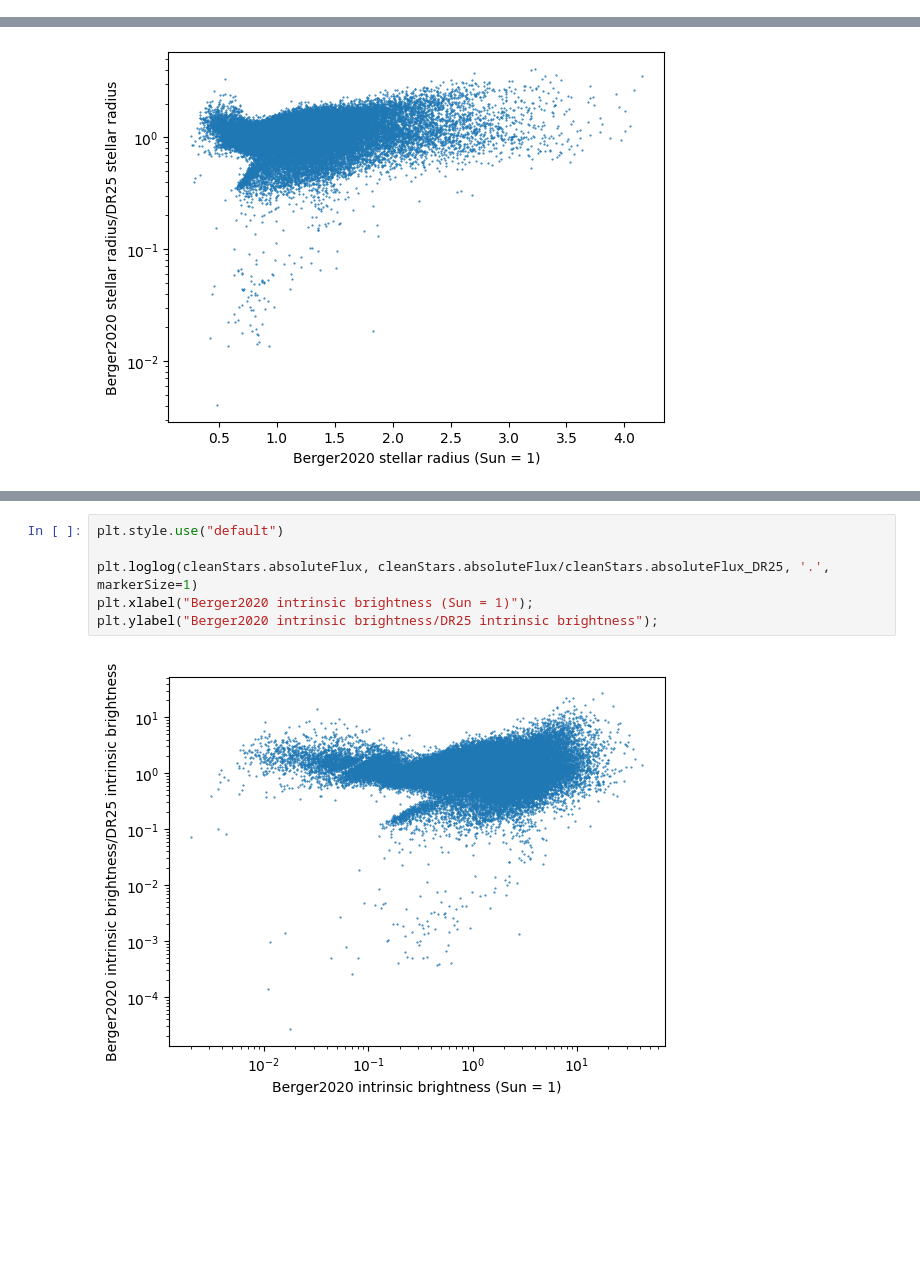
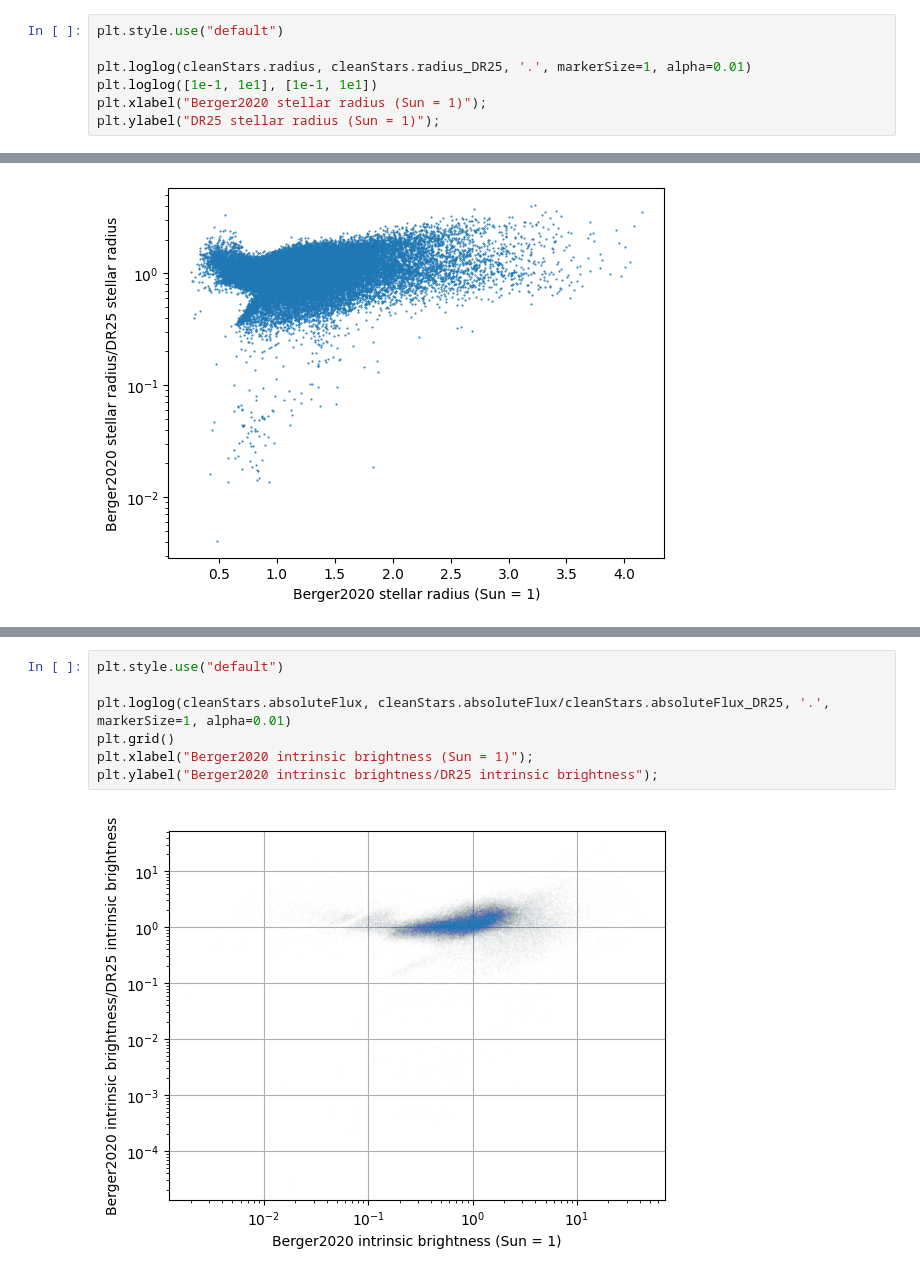
Before and after one commit to stevepur/falsePositiveTableAnalysis, a Jupyter notebook: stellarCatalogs.ipynb, the cells around one changed output, grey strips where cells are left out. Cells and saved outputs as stored; diff of their text form; blank space fills up the shorter version.

Commit message:
added plotting tutorial

```diff
--- a/stellarCatalogs.ipynb
+++ b/stellarCatalogs.ipynb
@@ -137,0 +144,7 @@ plt.ylabel("DR25 stellar radius (Sun = 1)");
+# %%
+plt.style.use("default")
+
+plt.loglog(cleanStars.radius, cleanStars.radius_DR25, '.', markerSize=1, alpha=0.01)
+plt.loglog([1e-1, 1e1], [1e-1, 1e1])
+plt.xlabel("Berger2020 stellar radius (Sun = 1)");
+plt.ylabel("DR25 stellar radius (Sun = 1)");
@@ -162,8 +179,9 @@ plt.ylabel("DR25 intrinsic brightness (Sun = 1)");
 # %%
 plt.style.use("default")
 
-plt.loglog(cleanStars.absoluteFlux, cleanStars.absoluteFlux/cleanStars.absoluteFlux_DR25, '.', markerSize=1)
+plt.loglog(cleanStars.absoluteFlux, cleanStars.absoluteFlux/cleanStars.absoluteFlux_DR25, '.', markerSize=1, alpha=0.01)
+plt.grid()
 plt.xlabel("Berger2020 intrinsic brightness (Sun = 1)");
 plt.ylabel("Berger2020 intrinsic brightness/DR25 intrinsic brightness");
 # %% [output]
-[figure, old version]
+[figure, new version]
```
Also changed, not shown: parts of 11 cells of this notebook.
